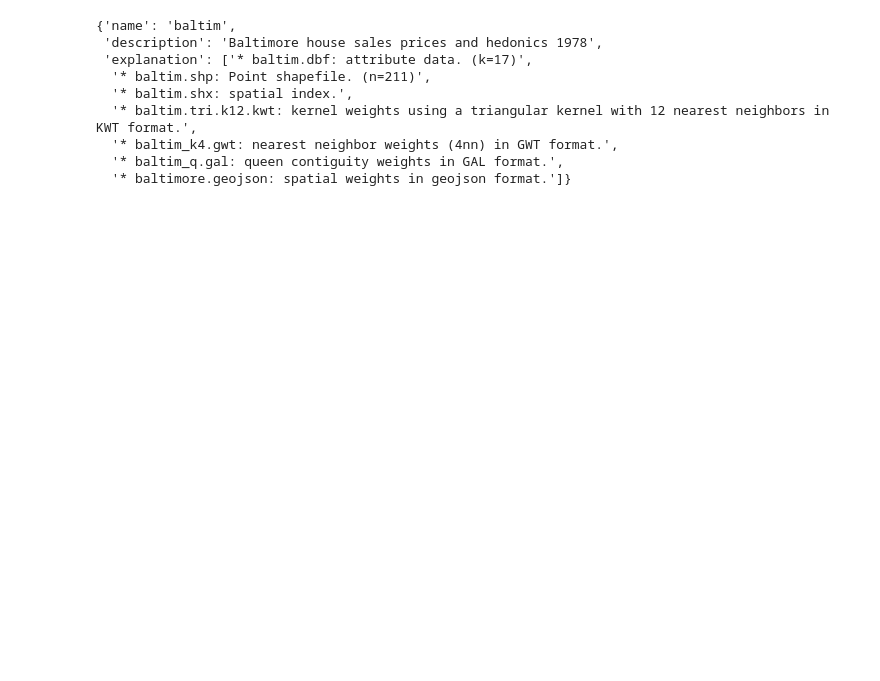
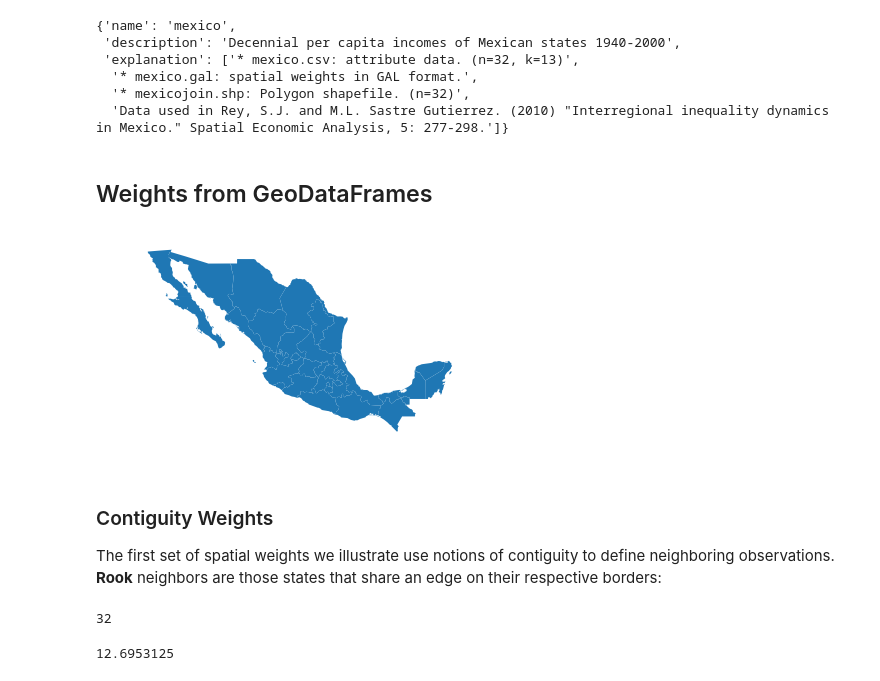
Before and after one commit to pysal/libpysal, a Jupyter notebook: notebooks/weights.ipynb, the cells around one changed output. Saved outputs shown, nothing was run; the diff lists cells and outputs as text; code cells hidden in the pictures; blank space fills up the shorter version.

```diff
--- a/notebooks/weights.ipynb
+++ b/notebooks/weights.ipynb
@@ -27,12 +27,17 @@ libpysal.examples.available()
 # %%
-libpysal.examples.explain('baltim')
+libpysal.examples.explain('mexico')
 # %% [output]
-{'name': 'baltim',
- 'description': 'Baltimore house sales prices and hedonics 1978',
- 'explanation': ['* baltim.dbf: attribute data. (k=17)',
-  '* baltim.shp: Point shapefile. (n=211)',
-  '* baltim.shx: spatial index.',
-  '* baltim.tri.k12.kwt: kernel weights using a triangular kernel with 12 nearest neighbors in KWT format.',
-  '* baltim_k4.gwt: nearest neighbor weights (4nn) in GWT format.',
-  '* baltim_q.gal: queen contiguity weights in GAL format.',
-  '* baltimore.geojson: spatial weights in geojson format.']}
+{'name': 'mexico',
+ 'description': 'Decennial per capita incomes of Mexican states 1940-2000',
+ 'explanation': ['* mexico.csv: attribute data. (n=32, k=13)',
+  '* mexico.gal: spatial weights in GAL format.',
+  '* mexicojoin.shp: Polygon shapefile. (n=32)',
+  'Data used in Rey, S.J. and M.L. Sastre Gutierrez. (2010) "Interregional inequality dynamics in Mexico." Spatial Economic Analysis, 5: 277-298.']}
+# %% [markdown]
+## Weights from GeoDataFrames
+# %%
+import geopandas
+pth = libpysal.examples.get_path("mexicojoin.shp")
+gdf = geopandas.read_file(pth)
+
+from libpysal.weights import Queen, Rook, KNN
@@ -38,0 +47,9 @@ libpysal.examples.explain('baltim')
+# %%
+ax = gdf.plot()
+ax.set_axis_off()
+# %% [output]
+[figure, added]
+# %% [markdown]
+### Contiguity Weights
+
+The first set of spatial weights we illustrate use notions of contiguity to define neighboring observations. **Rook** neighbors are those states that share an edge on their respective borders:
@@ -38,0 +58,8 @@ libpysal.examples.explain('baltim')
+# %%
+w_rook.n
+# %% [output]
+32
+# %%
+w_rook.pct_nonzero
+# %% [output]
+12.6953125
```
Also changed, not shown: parts of 44 cells of this notebook, 1 other file.
